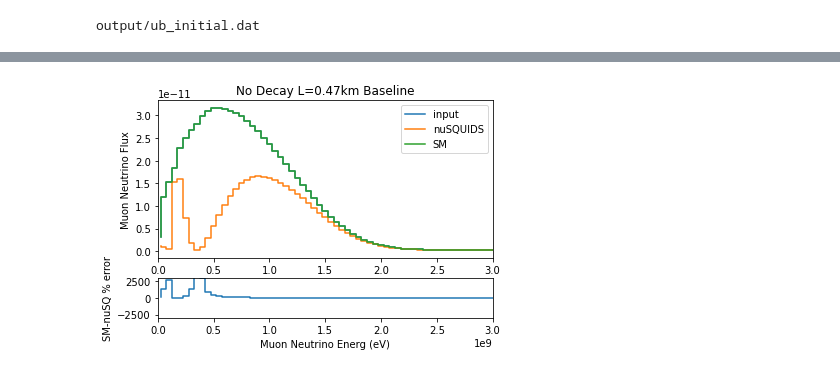
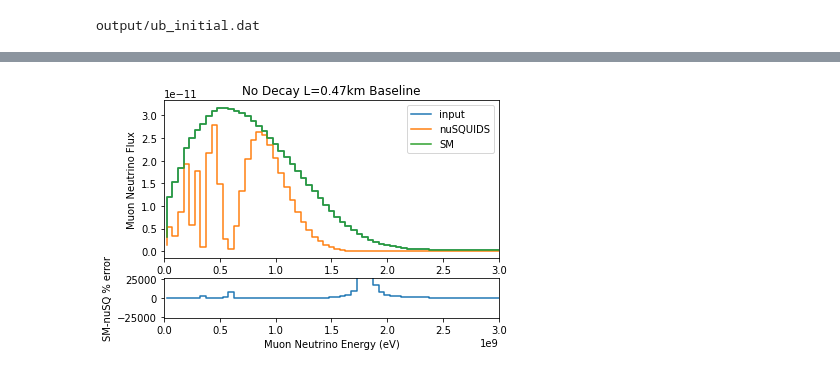
Before and after one commit to OmarAlterkait/nuSQUIDSDecay, a Jupyter notebook: PlotDecayRatios.ipynb, the cells around one changed output, grey strips where cells are left out. Cells and saved outputs as stored; diff of their text form; code cells hidden in the pictures.

```diff
--- a/PlotDecayRatios.ipynb
+++ b/PlotDecayRatios.ipynb
@@ -35,9 +35,9 @@ inpnu2flux = inpflux[:,2] # input anti nu flux
 SMprob = prob(inpenergy)
 # %%
 # Parameter values (make sure a file with these outputs actually exists)
-mval = 0.6
+mval = 2.2
 tval = 0.785
-cval = 3.25
+cval = 0.5
 # %%
 # Load Output Data
 outflux = np.loadtxt(outarray(mval,tval,cval))
@@ -62,26 +78,26 @@ plt.show()
 # %%
-# Comparison plus error plot
+# Comparison plus error plot (choose tval = 0 values here to get no decay)
 fig, ax = plt.subplots(2,1,gridspec_kw={
                            'width_ratios': [6],
                            'height_ratios': [4,1]})
 ax[0].plot(inpenergy,inpnuflux, label = "input", drawstyle='steps')
 ax[0].plot(inpenergy,outnuflux, label = "nuSQUIDS", drawstyle='steps')
 ax[0].plot(inpenergy,SMprob*inpnuflux, label = "SM", drawstyle='steps')
 ax[0].set_ylabel("Muon Neutrino Flux")
 ax[0].set_title(f"No Decay L={L}km Baseline")
 
 ratioerror = (SMprob*inpnuflux-outnuflux)/(outnuflux)*100
 ratran = max(abs(min(ratioerror)),abs(max(ratioerror)))
 
-ax[1].set_xlabel("Muon Neutrino Energ (eV)")
+ax[1].set_xlabel("Muon Neutrino Energy (eV)")
 ax[1].plot(inpenergy,ratioerror,  drawstyle='steps')
 ax[1].set_ylabel("SM-nuSQ % error")
 
 ax[0].set_xlim(0,3e9)
 ax[1].set_xlim(0,3e9)
-ax[1].set_ylim(-ratran/5,ratran/5)
+ax[1].set_ylim(-ratran/10,ratran/10)
 ax[0].legend()
-#fig.savefig("figures/LR5SMfluxchange_m%.3f_t%.3f_c%.3f.png"%(mval,tval,cval),dpi=100)
+#fig.savefig("figures/L%sfluxchange_m%.3f_t%.3f_c%.3f.png"%(L,mval,tval,cval),dpi=100, bbox_inches="tight")
 plt.show()
 # %% [output]
-[figure, old version]
+[figure, new version]
```
Also changed, not shown: parts of 7 cells of this notebook.
